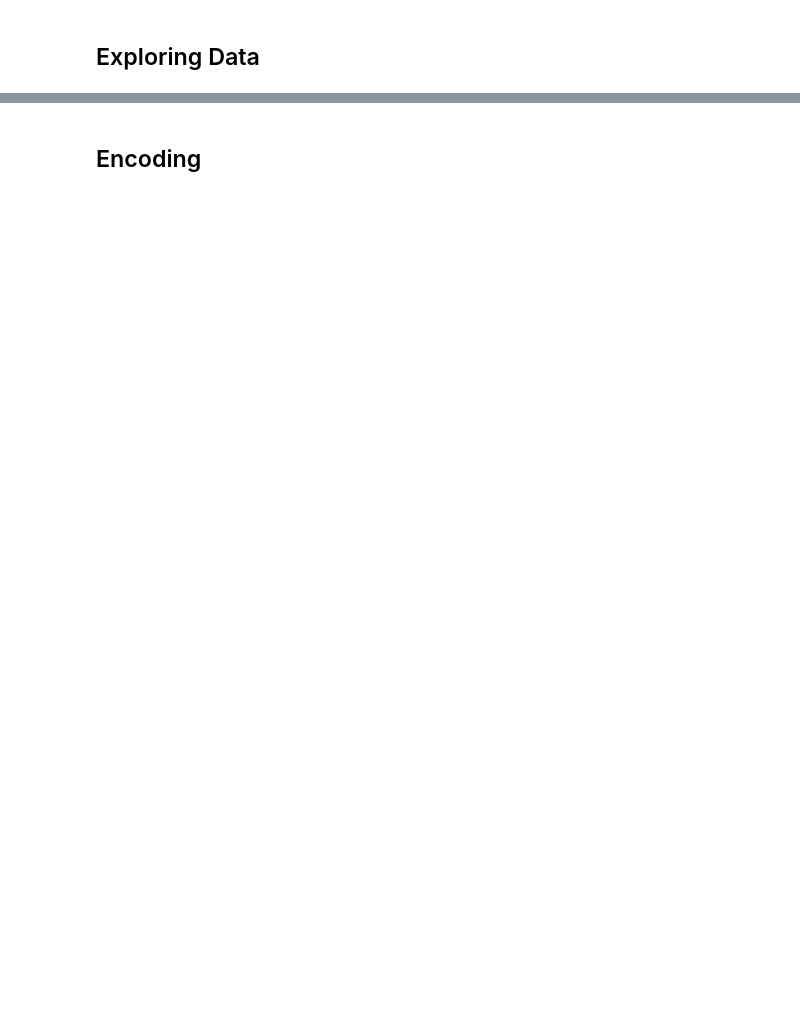
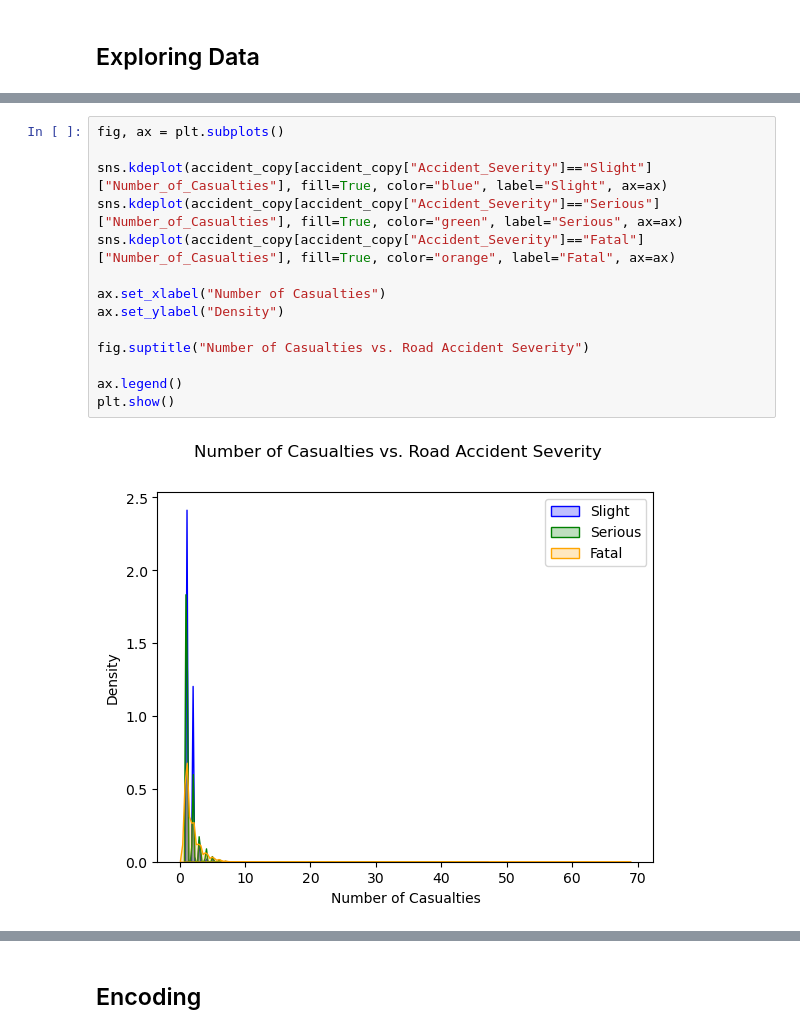
Before and after one commit to lukelin15/DSC148-Proj, a Jupyter notebook: Data_Cleaning_and_EDA.ipynb, the cells around one changed output, grey strips where cells are left out. Saved outputs shown, nothing was run; the diff lists cells and outputs as text; blank space fills up the shorter version.

```diff
--- a/Data_Cleaning_and_EDA.ipynb
+++ b/Data_Cleaning_and_EDA.ipynb
@@ -201,0 +188,16 @@ plt.show()
+# %%
+fig, ax = plt.subplots()
+
+sns.kdeplot(accident_copy[accident_copy["Accident_Severity"]=="Slight"]["Number_of_Casualties"], fill=True, color="blue", label="Slight", ax=ax)
+sns.kdeplot(accident_copy[accident_copy["Accident_Severity"]=="Serious"]["Number_of_Casualties"], fill=True, color="green", label="Serious", ax=ax)
+sns.kdeplot(accident_copy[accident_copy["Accident_Severity"]=="Fatal"]["Number_of_Casualties"], fill=True, color="orange", label="Fatal", ax=ax)
+
+ax.set_xlabel("Number of Casualties")
+ax.set_ylabel("Density")
+
+fig.suptitle("Number of Casualties vs. Road Accident Severity")
+
+ax.legend()
+plt.show()
+# %% [output]
+[figure, added]
```
Also changed, not shown: parts of 19 cells of this notebook.
